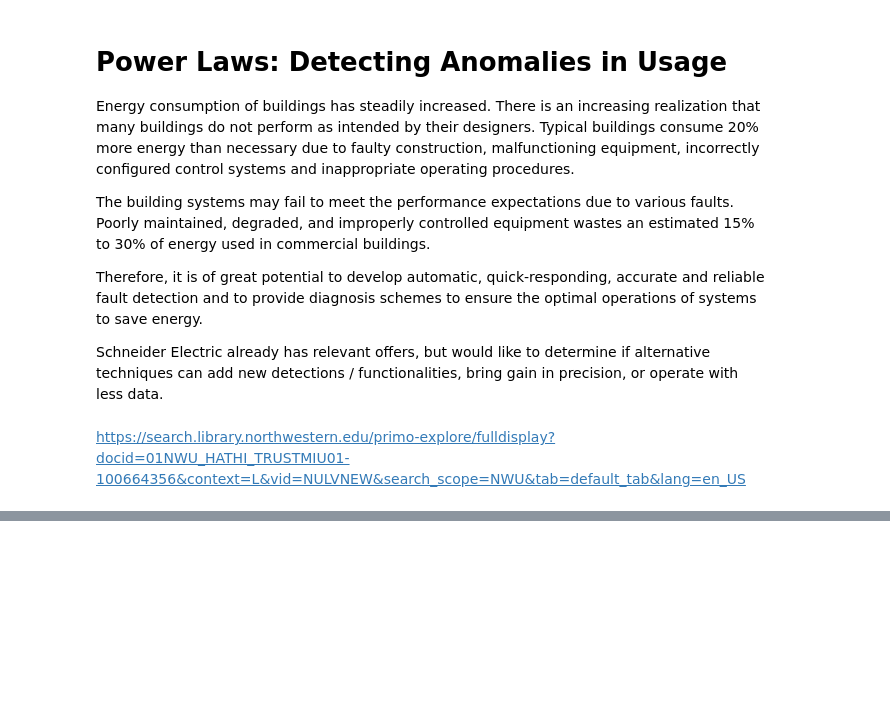
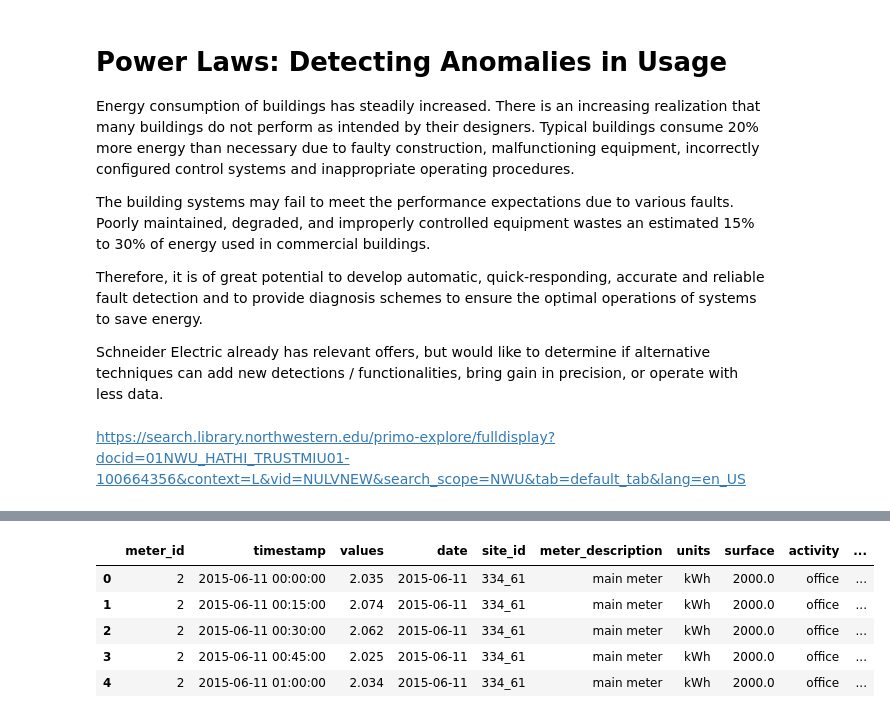
Before and after one commit to lamesen/PowerLawsDetectingAnomalies, a Jupyter notebook: PreProcessing.ipynb, the cells around one changed output, grey strips where cells are left out. Cells and saved outputs as stored; diff of their text form; code cells hidden in the pictures; blank space fills up the shorter version.

```diff
--- a/PreProcessing.ipynb
+++ b/PreProcessing.ipynb
@@ -20,0 +55,4 @@ preproc = power_utils.create_train_set()
+# %%
+s = preproc.groupby('meter_id')['values'].shift(1, freq='B').reset_index()
+# %%
+s = s.rename({'values': 'values_bus_day_lag_1'}, axis='columns')
@@ -20,0 +68,13 @@ preproc = power_utils.create_train_set()
+# %%
+train = pd.merge(train, s, how='left', on=['meter_id', 'timestamp'])
+# %%
+train['obs_id'] = train.index
+# %%
+train.head()
+# %% [output]
+|  | meter_id | timestamp | values | date | site_id | meter_description | units | surface | activity | ... |
+| 0 | 2 | 2015-06-11 00:00:00 | 2.035 | 2015-06-11 | 334_61 | main meter | kWh | 2000.0 | office | ... |
+| 1 | 2 | 2015-06-11 00:15:00 | 2.074 | 2015-06-11 | 334_61 | main meter | kWh | 2000.0 | office | ... |
+| 2 | 2 | 2015-06-11 00:30:00 | 2.062 | 2015-06-11 | 334_61 | main meter | kWh | 2000.0 | office | ... |
+| 3 | 2 | 2015-06-11 00:45:00 | 2.025 | 2015-06-11 | 334_61 | main meter | kWh | 2000.0 | office | ... |
+| 4 | 2 | 2015-06-11 01:00:00 | 2.034 | 2015-06-11 | 334_61 | main meter | kWh | 2000.0 | office | ... |
```
Also changed, not shown: parts of 13 cells of this notebook, 4 other files.
